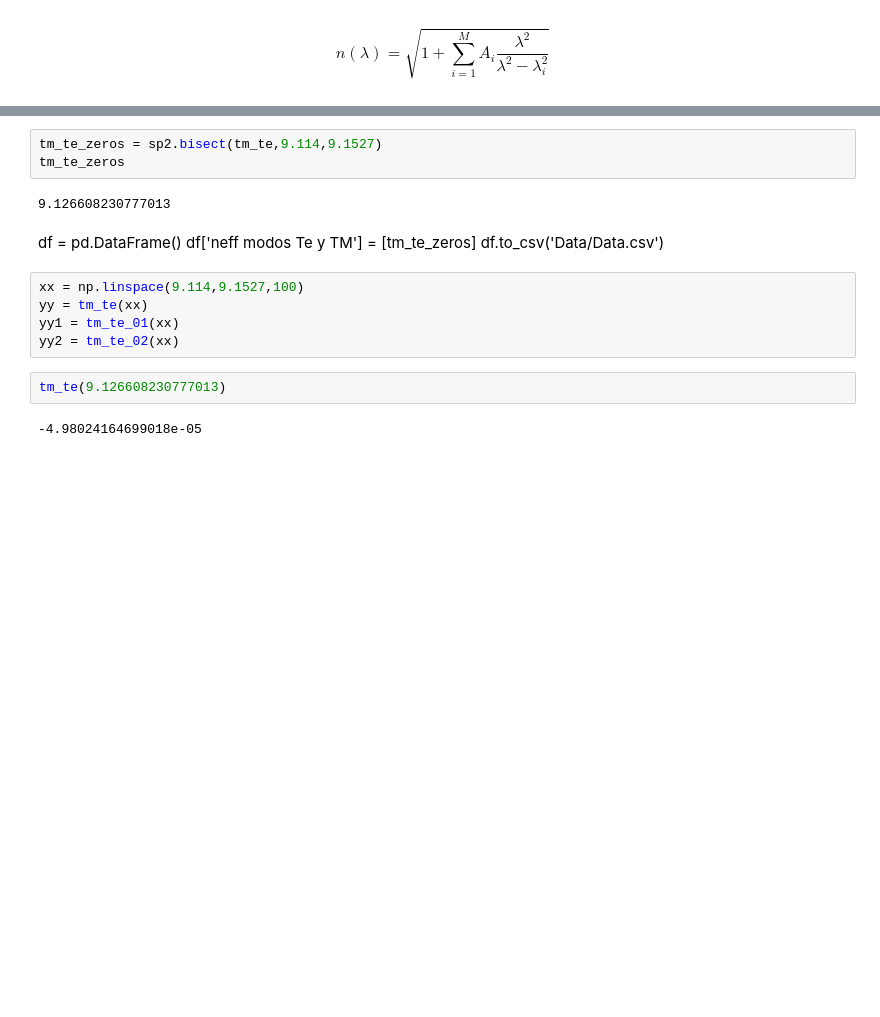
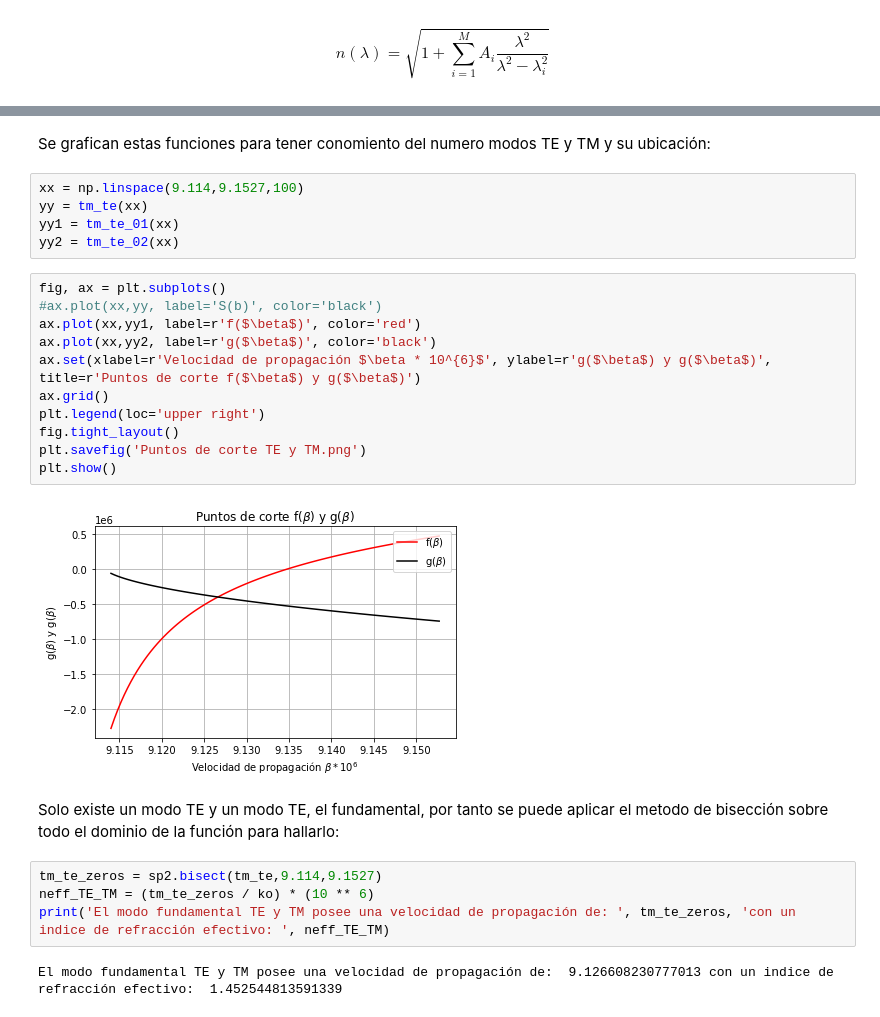
Before and after one commit to alegomezram/Trabajo2Fotonica, a Jupyter notebook: Modo_fibra_optica.ipynb, the cells around one changed output, grey strips where cells are left out. Cells and saved outputs as stored; diff of their text form; blank space fills up the shorter version.

Commit message:
sOrganizacion y funcion HE

```diff
--- a/Modo_fibra_optica.ipynb
+++ b/Modo_fibra_optica.ipynb
@@ -30,18 +69,29 @@ Donde
+# %% [markdown]
+Se grafican estas funciones para tener conomiento del numero modos TE y TM y su ubicación:
+# %%
+xx = np.linspace(9.114,9.1527,100)
+yy = tm_te(xx)
+yy1 = tm_te_01(xx)
+yy2 = tm_te_02(xx)
+# %%
+fig, ax = plt.subplots()
+#ax.plot(xx,yy, label='S(b)', color='black')
+ax.plot(xx,yy1, label=r'f($\beta$)', color='red')
+ax.plot(xx,yy2, label=r'g($\beta$)', color='black')
+ax.set(xlabel=r'Velocidad de propagación $\beta * 10^{6}$', ylabel=r'g($\beta$) y g($\beta$)',
+title=r'Puntos de corte f($\beta$) y g($\beta$)')
+ax.grid()
+plt.legend(loc='upper right')
+fig.tight_layout()
+plt.savefig('Puntos de corte TE y TM.png')
+plt.show()
+# %% [output]
+[figure, added]
+# %% [markdown]
+Solo existe un modo TE y un modo TE, el fundamental, por tanto se puede aplicar el metodo de bisección sobre todo el dominio de la función para hallarlo:
 # %%
 tm_te_zeros = sp2.bisect(tm_te,9.114,9.1527)
-tm_te_zeros
+neff_TE_TM = (tm_te_zeros / ko) * (10 ** 6)
+print('El modo fundamental TE y TM posee una velocidad de propagación de: ', tm_te_zeros, 'con un indice de refracción efectivo: ', neff_TE_TM)
 # %% [output]
-9.126608230777013
+El modo fundamental TE y TM posee una velocidad de propagación de:  9.126608230777013 con un indice de refracción efectivo:  1.452544813591339
-# %% [markdown]
-df =  pd.DataFrame()
-df['neff modos Te y TM'] = [tm_te_zeros]
-df.to_csv('Data/Data.csv')
-# %%
-xx = np.linspace(9.114,9.1527,100)
-yy = tm_te(xx)
-yy1 = tm_te_01(xx)
-yy2 = tm_te_02(xx)
-# %%
-tm_te(9.126608230777013)
-# %% [output]
--4.98024164699018e-05
```
Also changed, not shown: parts of 28 cells of this notebook, 1 other file.
